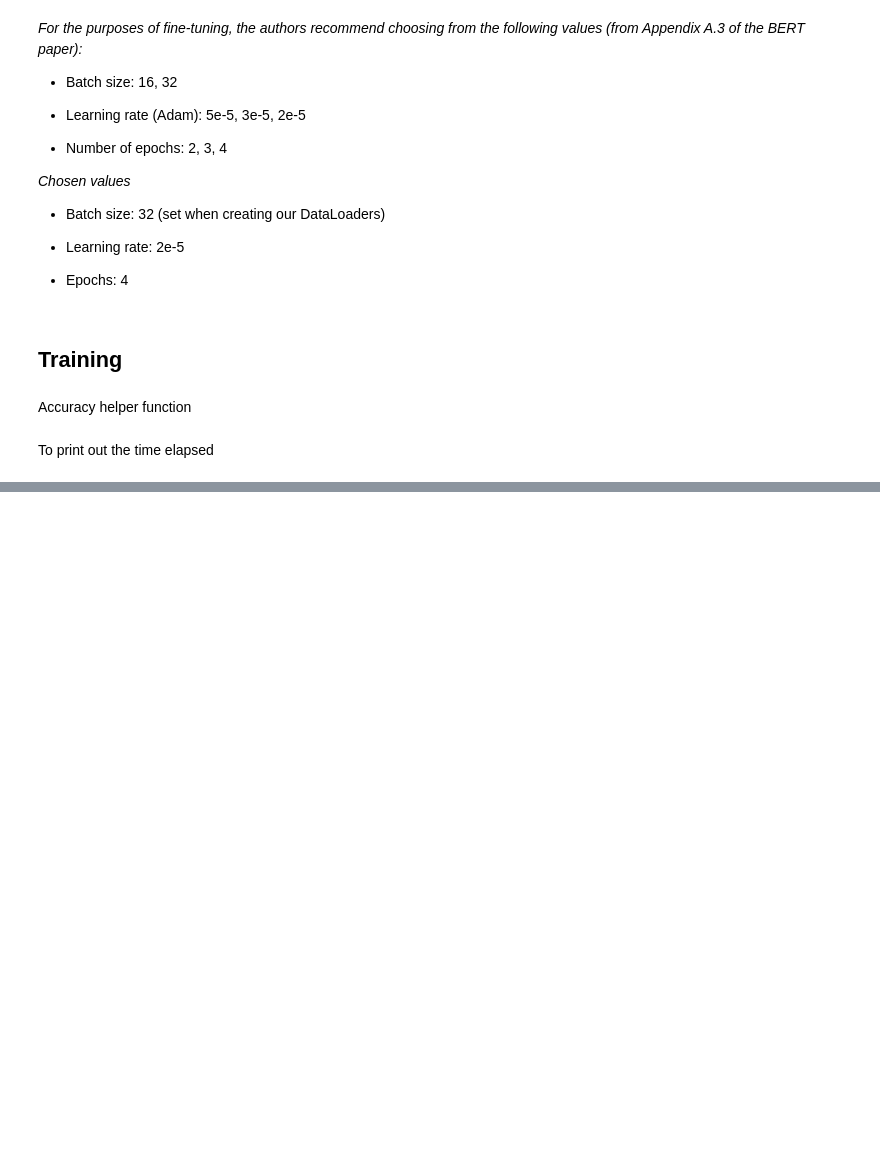
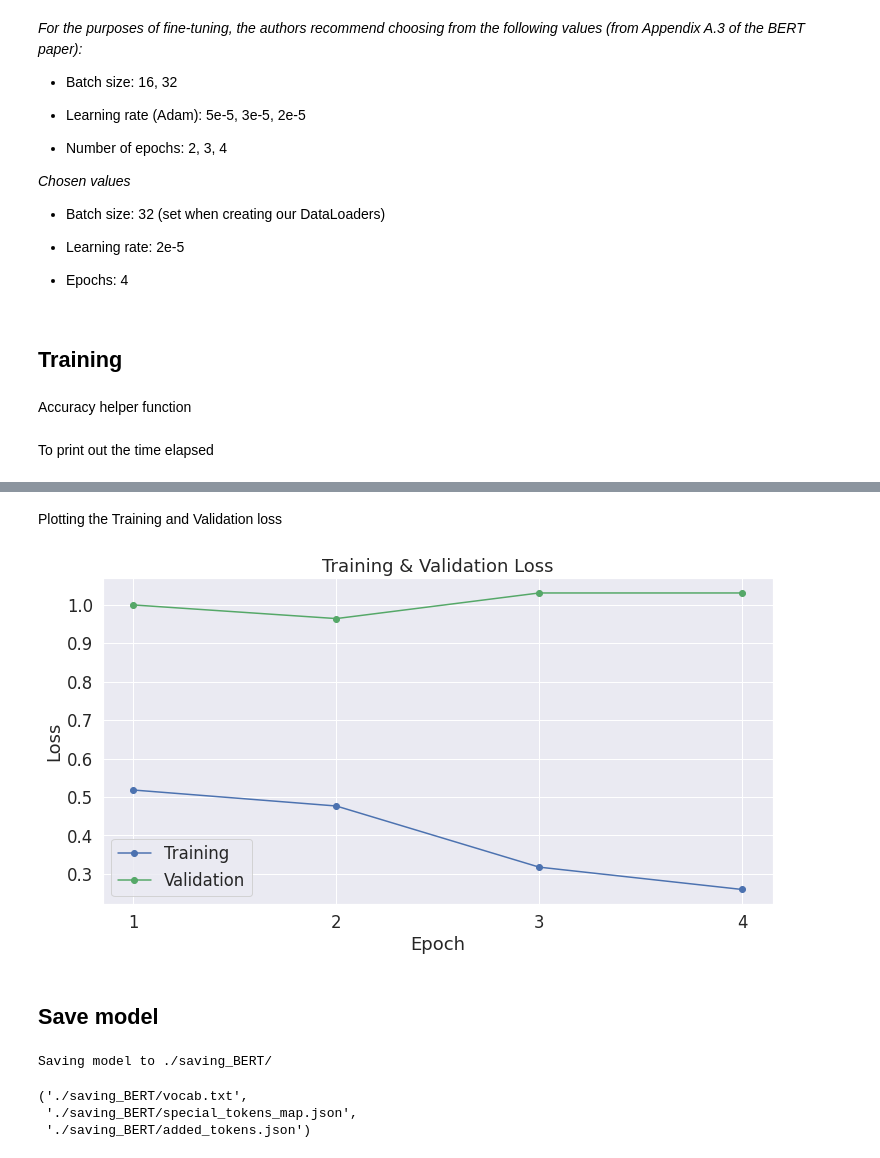
Before and after one commit to Vish4github/News-Category-Classification-using-Transfer-Learning, a Jupyter notebook: News Category Classification Using Transfer Learning.ipynb, the cells around one changed output, grey strips where cells are left out. Cells and saved outputs as stored; diff of their text form; code cells hidden in the pictures; blank space fills up the shorter version.

```diff
--- a/News Category Classification Using Transfer Learning.ipynb
+++ b/News Category Classification Using Transfer Learning.ipynb
@@ -1034,7 +1091,7 @@ for sent in df.text:
 # Convert the lists into tensors.
 input_ids = torch.cat(input_ids, dim=0)
 attention_masks = torch.cat(attention_masks, dim=0)
-labels = torch.tensor(df.code)
+labels = torch.LongTensor(df.code)
 
 # Print sentence 0, now as a list of IDs.
 print('Original: ', df.text[0])
@@ -1428,0 +1506,17 @@ print("Total training took {:} (h:mm:ss)".format(format_time(time.time()-total_t
+# %%
+import pandas as pd
+
+# Display floats with two decimal places.
+pd.set_option('precision', 2)
+
+# Create a DataFrame from our training statistics.
+df_stats = pd.DataFrame(data=training_stats)
+
+# Use the 'epoch' as the row index.
+df_stats = df_stats.set_index('epoch')
+
+# A hack to force the column headers to wrap.
+#df = df.style.set_table_styles([dict(selector="th",props=[('max-width', '70px')])])
+
+# Display the table.
+df_stats
@@ -1428,0 +1530,57 @@ print("Total training took {:} (h:mm:ss)".format(format_time(time.time()-total_t
+# %% [markdown]
+Plotting the Training and Validation loss
+# %%
+import matplotlib.pyplot as plt
+% matplotlib inline
+
+import seaborn as sns
+
+# Use plot styling from seaborn.
+sns.set(style='darkgrid')
+
+# Increase the plot size and font size.
+sns.set(font_scale=1.5)
+plt.rcParams["figure.figsize"] = (12,6)
+
+# Plot the learning curve.
+plt.plot(df_stats['Training Loss'], 'b-o', label="Training")
+plt.plot(df_stats['Valid. Loss'], 'g-o', label="Validation")
+
+# Label the plot.
+plt.title("Training & Validation Loss")
+plt.xlabel("Epoch")
+plt.ylabel("Loss")
+plt.legend()
+plt.xticks([1, 2, 3, 4])
+
+plt.show();
+# %% [output]
+[figure, added]
+# %% [markdown]
+## Save model
+# %%
+import os
+
+# Saving best-practices: if you use defaults names for the model, you can reload it using from_pretrained()
+
+output_dir = './saving_BERT/'
+
+# Create output directory if needed
+if not os.path.exists(output_dir):
+    os.makedirs(output_dir)
+
+print("Saving model to %s" % output_dir)
+
+# Save a trained model, configuration and tokenizer using `save_pretrained()`.
+# They can then be reloaded using `from_pretrained()`
+model_to_save = model.module if hasattr(model, 'module') else model  # Take care of distributed/parallel training
+model_to_save.save_pretrained(output_dir)
+tokenizer.save_pretrained(output_dir)
+
+# Good practice: save your training arguments together with the trained model
+# torch.save(args, os.path.join(output_dir, 'training_args.bin'))
+# %% [output]
+Saving model to ./saving_BERT/
+('./saving_BERT/vocab.txt',
+ './saving_BERT/special_tokens_map.json',
+ './saving_BERT/added_tokens.json')
```
Also changed, not shown: parts of 12 cells of this notebook.
